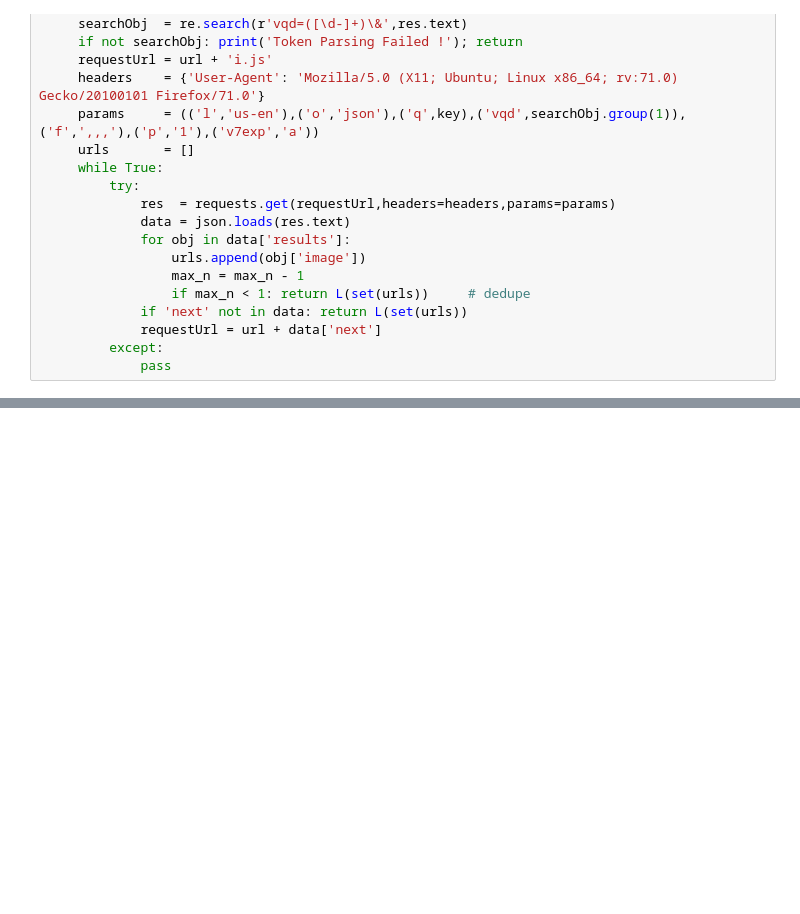
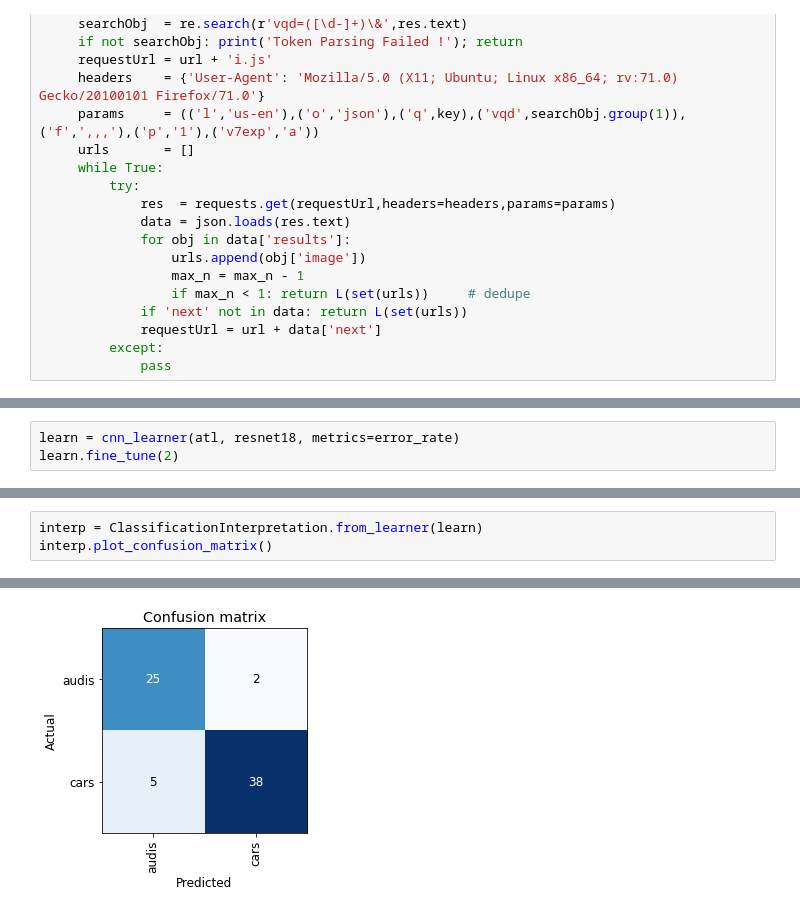
Before and after one commit to eginez/fastbook, a Jupyter notebook: eginez_02.ipynb, the cells around one changed output, grey strips where cells are left out. Cells and saved outputs as stored; diff of their text form; blank space fills up the shorter version.

```diff
--- a/eginez_02.ipynb
+++ b/eginez_02.ipynb
@@ -61,0 +106,3 @@ DEBUG:urllib3.connectionpool:https://cdn.carbuzz.com:443 "GET /gallery-images/20
+# %%
+learn = cnn_learner(atl, resnet18, metrics=error_rate)
+learn.fine_tune(2)
@@ -61,0 +115,4 @@ DEBUG:urllib3.connectionpool:https://cdn.carbuzz.com:443 "GET /gallery-images/20
+# %%
+interp = ClassificationInterpretation.from_learner(learn)
+interp.plot_confusion_matrix()
+# %% [output]
@@ -61,0 +120 @@ DEBUG:urllib3.connectionpool:https://cdn.carbuzz.com:443 "GET /gallery-images/20
+[figure, added]
```
Also changed, not shown: parts of 17 cells of this notebook.
